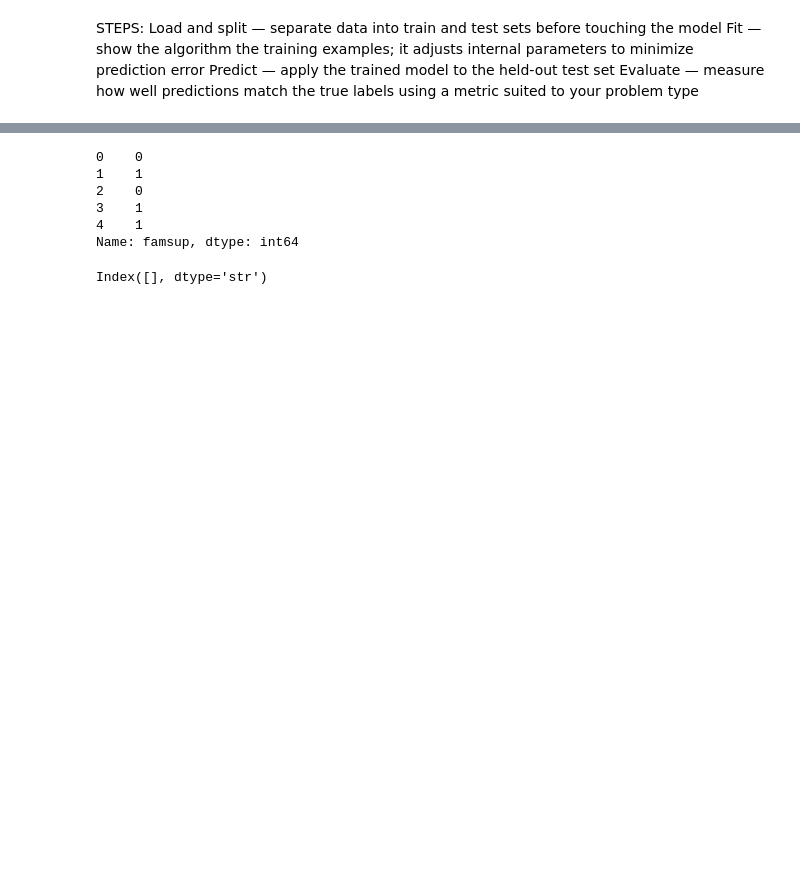
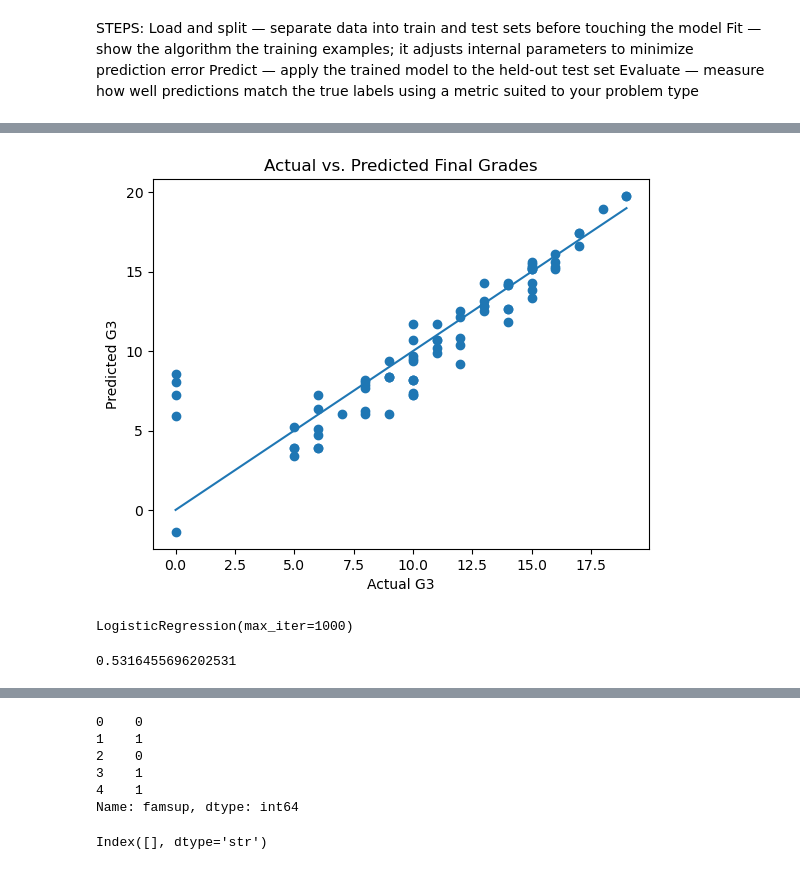
Before and after one commit to kmbangura/group5finalproject, a Jupyter notebook: supervised.ipynb, the cells around one changed output, grey strips where cells are left out. Drawn from its saved outputs; the diff is of its cells as text; code cells hidden in the pictures; blank space fills up the shorter version.

```diff
--- a/supervised.ipynb
+++ b/supervised.ipynb
@@ -14,4 +14,4 @@ Fit — show the algorithm the training examples; it adjusts internal parameters
 Predict — apply the trained model to the held-out test set
 Evaluate — measure how well predictions match the true labels using a metric suited to your problem type
 # %%
-df = pd.read_csv("./student-mat.csv", sep=";")
+df = pd.read_csv("./student_scaled.csv")
@@ -17,0 +163,20 @@ df = pd.read_csv("./student-mat.csv", sep=";")
+# %%
+features3 = ["G1", "G2"]
+
+X3 = df[features3]
+Y3 = df["G3"]
+# %%
+from sklearn.model_selection import train_test_split
+
+X_train3, X_test3, y_train3, y_test3 = train_test_split(
+    X3,
+    Y3,
+    test_size=0.2,
+    random_state=42
+)
+# %%
+model3 = LinearRegression()
+
+model3.fit(X_train3, y_train3)
+
+y_pred3 = model3.predict(X_test3)
@@ -17,0 +189,17 @@ df = pd.read_csv("./student-mat.csv", sep=";")
+# %%
+
+plt.scatter(y_test3, y_pred3)
+
+# Perfect prediction line
+plt.plot(
+    [y_test3.min(), y_test3.max()],
+    [y_test3.min(), y_test3.max()]
+)
+
+plt.xlabel("Actual G3")
+plt.ylabel("Predicted G3")
+plt.title("Actual vs. Predicted Final Grades")
+
+plt.show()
+# %% [output]
+[figure, added]
@@ -17,0 +211,5 @@ df = pd.read_csv("./student-mat.csv", sep=";")
+# %%
+#fiting our training date to the model
+model.fit(X_train1, y_train1)
+# %% [output]
+LogisticRegression(max_iter=1000)
@@ -17,0 +218,8 @@ df = pd.read_csv("./student-mat.csv", sep=";")
+# %%
+from sklearn.metrics import accuracy_score
+
+accuracy1 = accuracy_score(y_test1, y_pred1)
+
+print(accuracy1)
+# %% [output]
+0.5316455696202531
```
Also changed, not shown: parts of 23 cells of this notebook, 1 other file.
